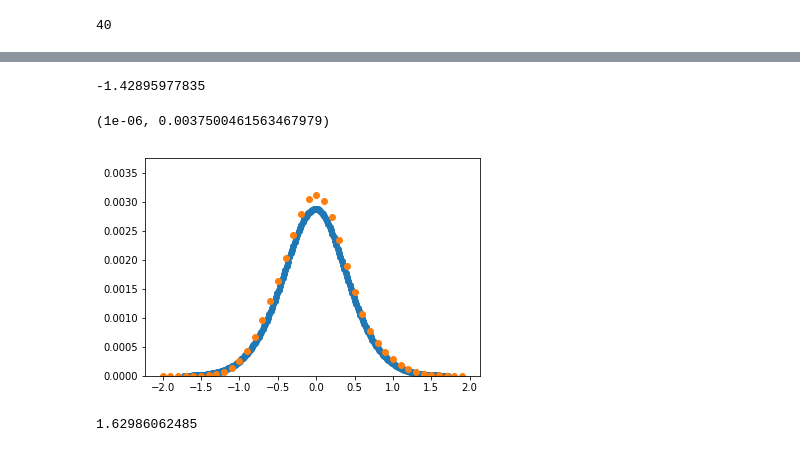
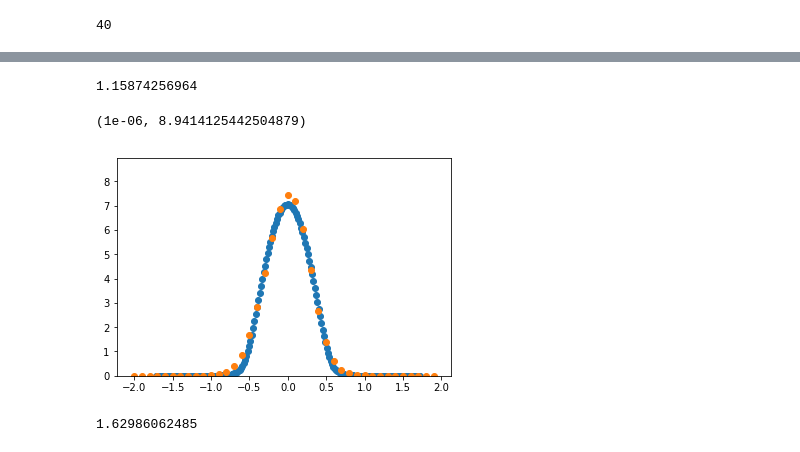
Before and after one commit to truskett-group-ut/patchy_polymer_with_nanocrystal, a Jupyter notebook: wertheim/bond_integral_generator.ipynb, the cells around one changed output, grey strips where cells are left out. Cells and saved outputs as stored; diff of their text form; code cells hidden in the pictures.

```diff
--- a/wertheim/bond_integral_generator.ipynb
+++ b/wertheim/bond_integral_generator.ipynb
@@ -174,21 +212,21 @@ model_new.compile(loss='mean_absolute_error', optimizer='adamax')
 # %%
-index = 0
+index = 5
 
 xe = x[index][0]
 ye = y[index]
 yp = model_new.predict(np.array([[xe]]))[0]
 print xe
 
 plt.scatter(rs_norm, ye)
 plt.scatter(r_new, yp)
 
 plt.ylim(0.000001,1.2*max(yp))
 #plt.ylim(0.00000001,0.0004)
 #plt.yscale('log')
 # %% [output]
--1.42895977835
+1.15874256964
-(1e-06, 0.0037500461563467979)
+(1e-06, 8.9414125442504879)
-[figure, old version]
+[figure, new version]
 # %%
 index = 20
 
```
Also changed, not shown: parts of 32 cells of this notebook, 3 other files.
